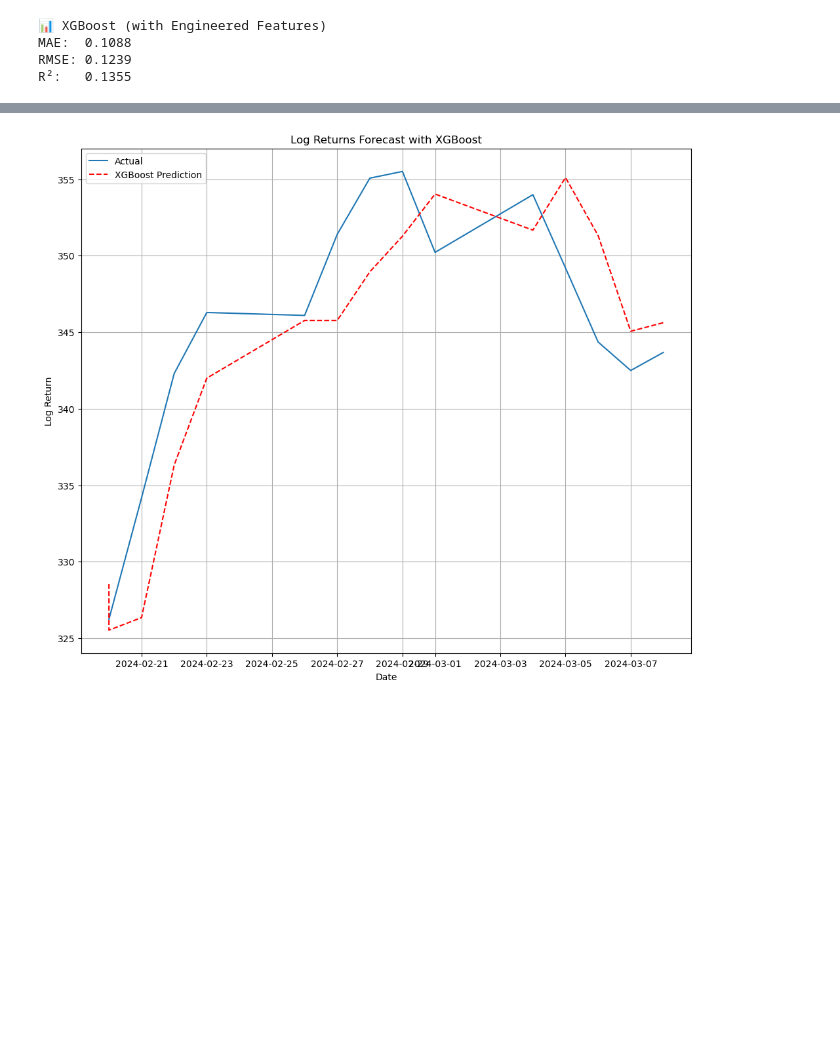
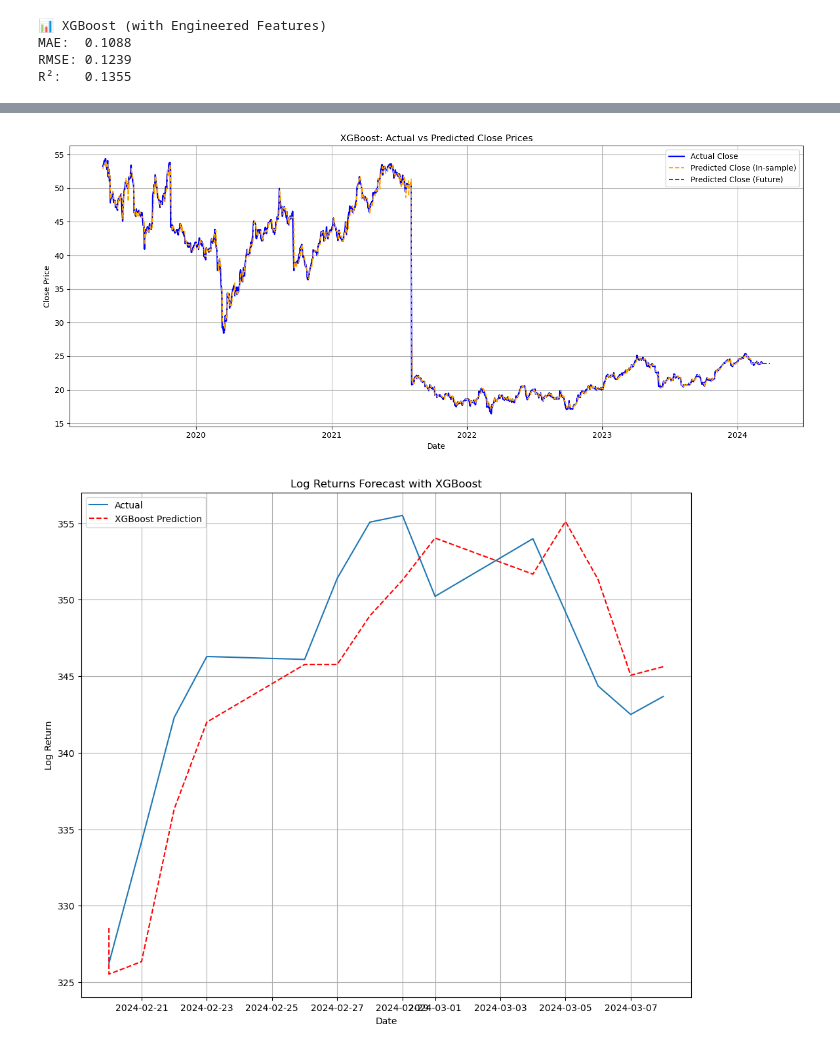
Before and after one commit to lucaluisadjei/pythongermanstocks, a Jupyter notebook: python_project copy.ipynb, the cells around one changed output, grey strips where cells are left out. Drawn from its saved outputs; the diff is of its cells as text; code cells hidden in the pictures; blank space fills up the shorter version.

Commit message:
xgboost.end

```diff
--- a/python_project copy.ipynb
+++ b/python_project copy.ipynb
@@ -538,3 +563,27 @@ tel_testing
+# %%
+import matplotlib.pyplot as plt
+
+plt.figure(figsize=(14, 6))
+
+# Plot actual Close (historical only)
+plt.plot(rolling_pred_df.index, rolling_pred_df['actual_Close'], label='Actual Close', color='blue', linewidth=2)
+
+# Plot predicted Close (historical)
+plt.plot(rolling_pred_df.index, rolling_pred_df['predicted_Close'], label='Predicted Close (In-sample)', color='orange', linestyle='--')
+
+# Plot predicted Close (future)
+plt.plot(future_df.index, future_df['predicted_Close'], label='Predicted Close (Future)', color='green', linestyle='--')
+
+# Styling
+plt.title('XGBoost: Actual vs Predicted Close Prices')
+plt.xlabel('Date')
+plt.ylabel('Close Price')
+plt.legend()
+plt.grid(True)
+plt.tight_layout()
+plt.show()
+# %% [output]
+[figure, added]
 # %%
 import pandas as pd
 import matplotlib.pyplot as plt
```
Also changed, not shown: parts of 3 cells of this notebook.
